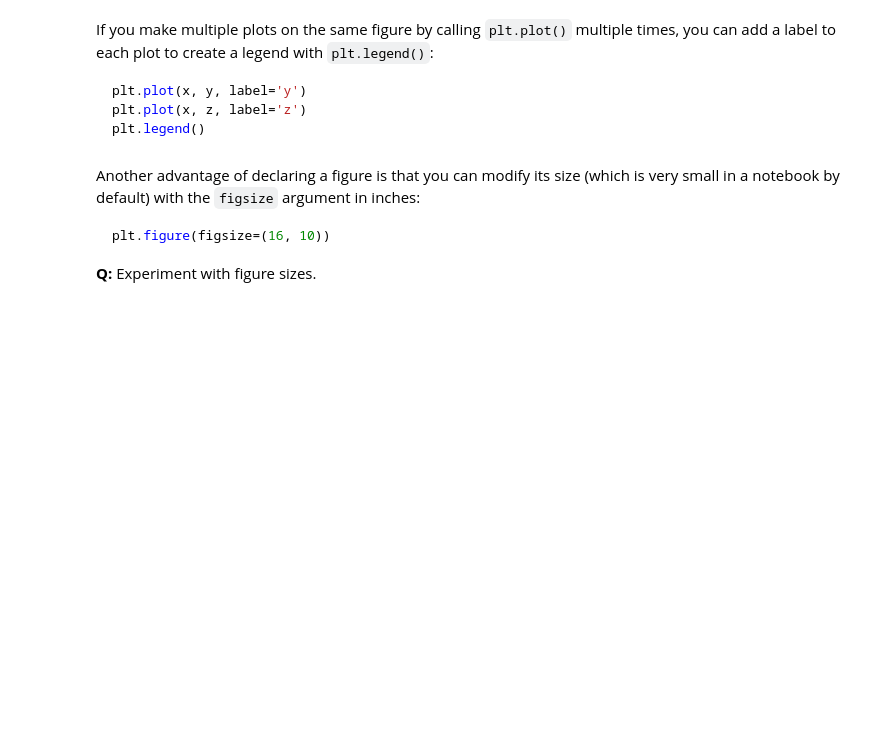
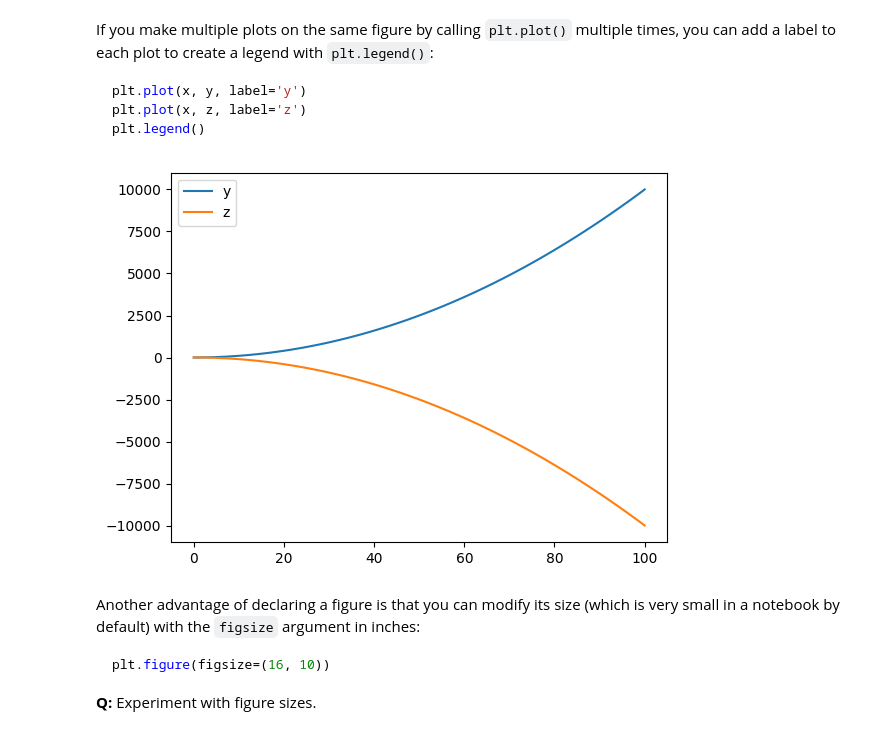
Before and after one commit to 77boom/neurocomputing, a Jupyter notebook: notebooks/2-Numpy.ipynb, the cells around one changed output. Saved outputs shown, nothing was run; the diff lists cells and outputs as text; code cells hidden in the pictures; blank space fills up the shorter version.

````diff
--- a/notebooks/2-Numpy.ipynb
+++ b/notebooks/2-Numpy.ipynb
@@ -640,6 +669,14 @@ plt.plot(x, y, label='y')
 plt.plot(x, z, label='z')
 plt.legend()
 ```
+# %%
+plt.plot(x, y, label='y')
+plt.plot(x, z, label='z')
+
+plt.legend()
+plt.show()
+# %% [output]
+[figure, added]
 # %% [markdown]
 Another advantage of declaring a figure is that you can modify its size (which is very small in a notebook by default) with the `figsize` argument in inches:
 
````
Also changed, not shown: parts of 5 cells of this notebook.
